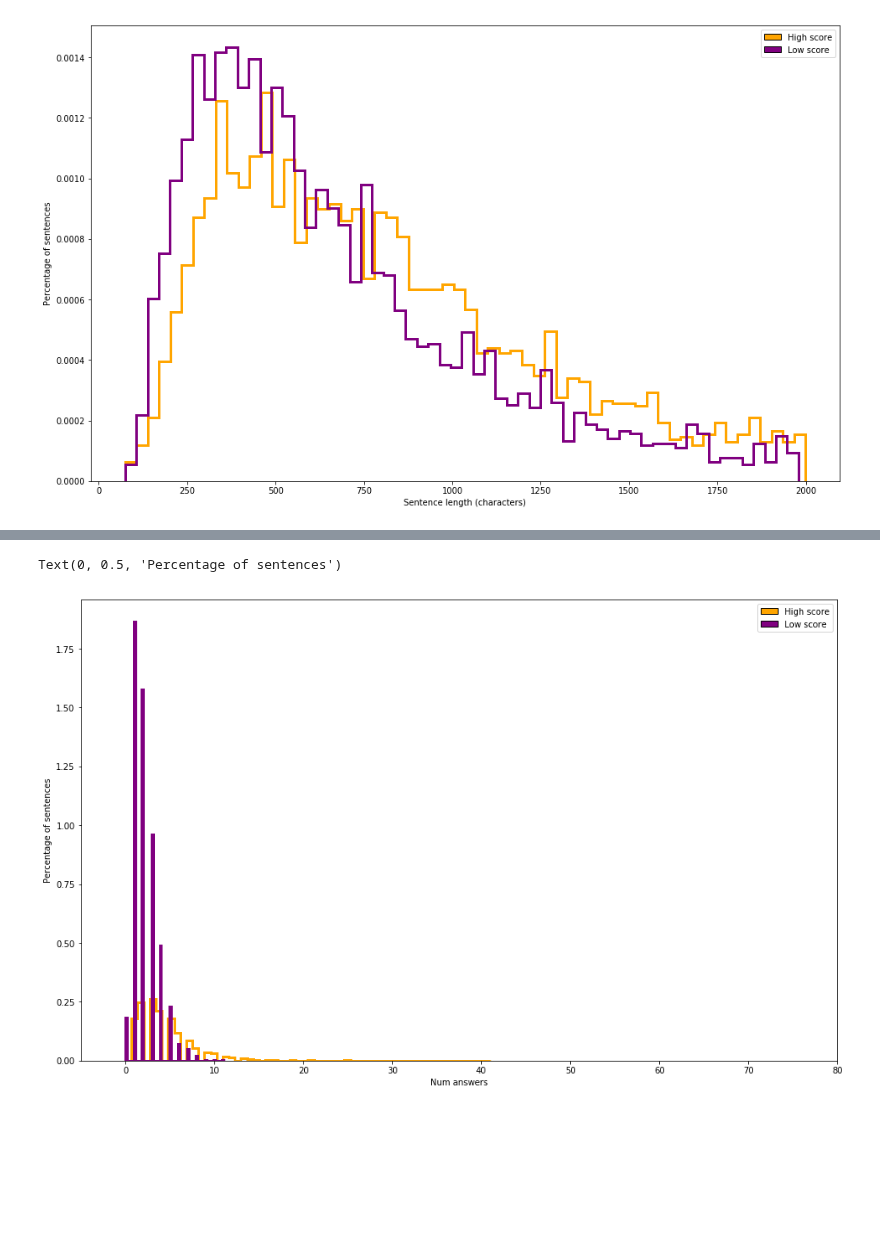
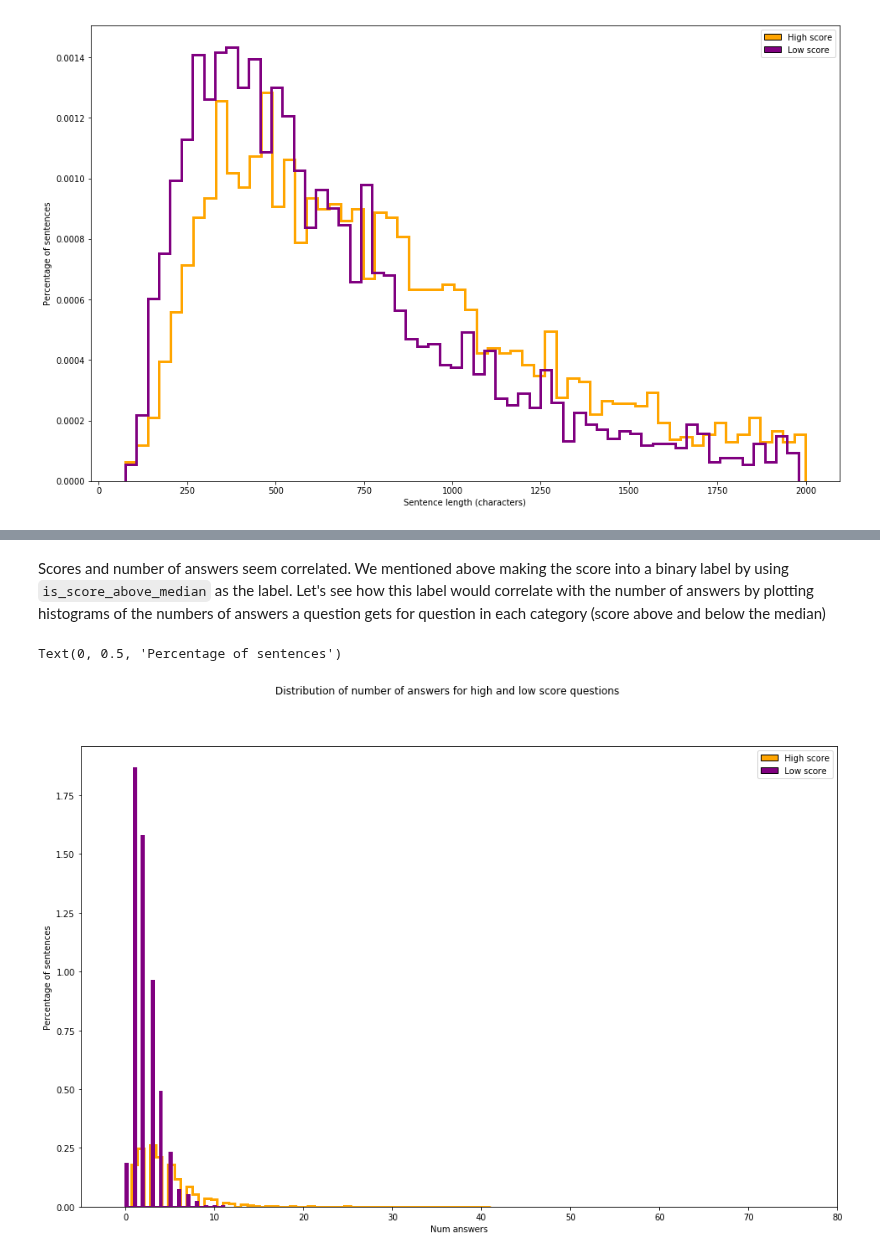
Before and after one commit to hundredblocks/ml-powered-applications, a Jupyter notebook: notebooks/dataset_exploration.ipynb, the cells around one changed output, grey strips where cells are left out. Drawn from its saved outputs; the diff is of its cells as text; code cells hidden in the pictures; blank space fills up the shorter version.

```diff
--- a/notebooks/dataset_exploration.ipynb
+++ b/notebooks/dataset_exploration.ipynb
@@ -268,31 +291,35 @@ Let's build the same plit, but break it down by answered and unanswered as we di
+# %% [markdown]
+Scores and number of answers seem correlated. We mentioned above making the score into a binary label by using `is_score_above_median` as the label. Let's see how this label would correlate with the number of answers by plotting histograms of the numbers of answers a question gets for question in each category (score above and below the median)
 # %%
 from matplotlib.patches import Rectangle
+fig = plt.figure(figsize=(16,10))
+fig.suptitle("Distribution of number of answers for high and low score questions")
 plt.xlim(-5,80)
 
 ax = df[df["is_question"] &
         (df["Score"] > df["Score"].median())]["AnswerCount"].hist(bins=60,
                                                           density=True,
                                                           histtype="step",
                                                           color="orange",
                                                           linewidth=3,
                                                           grid=False,
                                                           figsize=(16, 10))
 
 df[df["is_question"] &
    ~(df["Score"] > df["Score"].median())]["AnswerCount"].hist(bins=60,
                                                      density=True,
                                                      histtype="step",
                                                      color="purple",
                                                      linewidth=3,
                                                      grid=False)
 
 handles = [Rectangle((0, 0), 1, 1, color=c, ec="k") for c in
            ["orange", "purple"]]
 labels = ["High score", "Low score"]
 plt.legend(handles, labels)
 ax.set_xlabel("Num answers")
 ax.set_ylabel("Percentage of sentences")
 # %% [output]
 Text(0, 0.5, 'Percentage of sentences')
-[figure, old version]
+[figure, new version]
 # %% [markdown]
```
Also changed, not shown: parts of 31 cells of this notebook.
